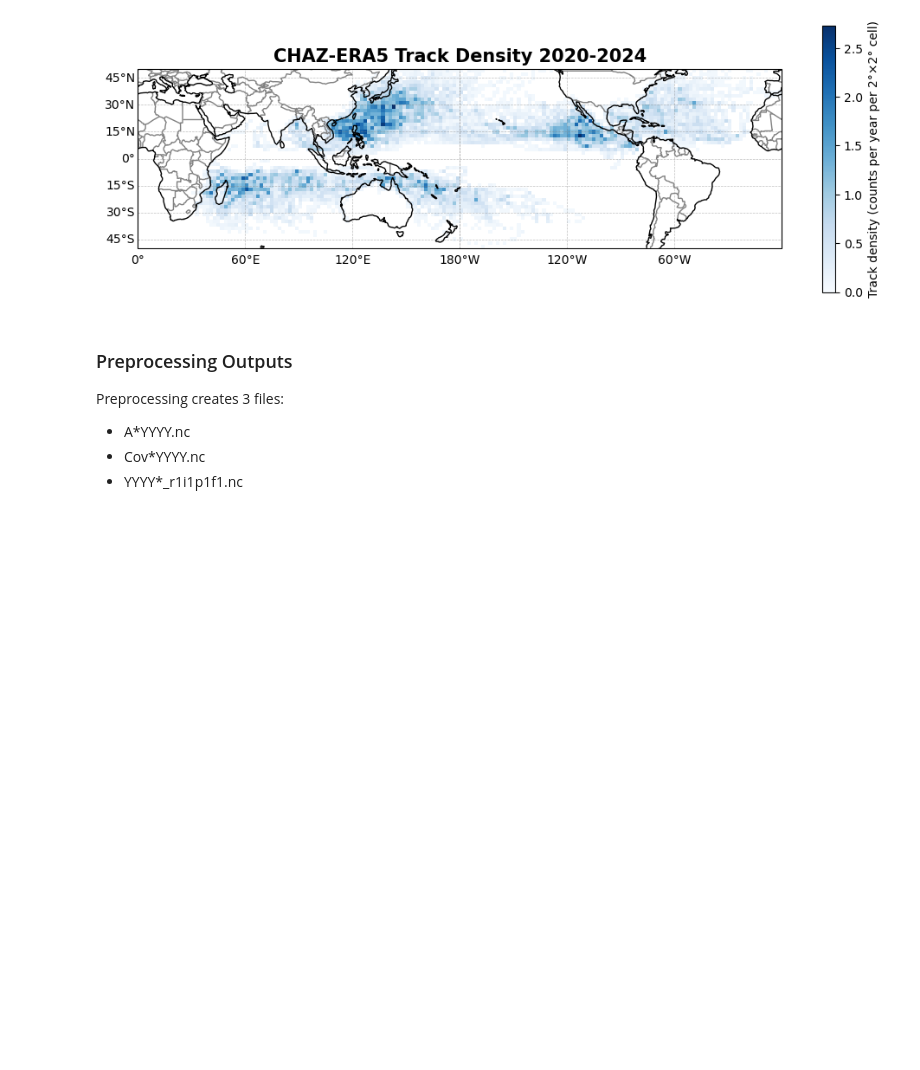
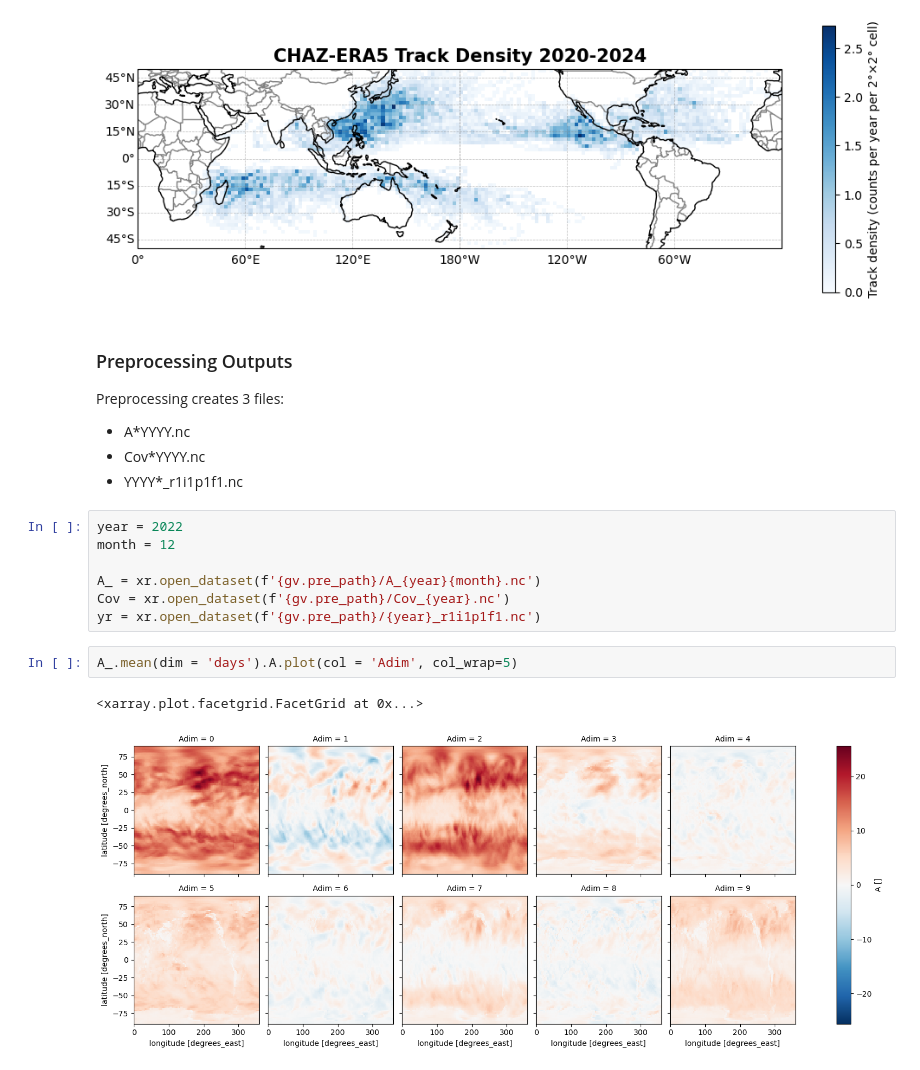
Before and after one commit to zentouro/CHAZv2, a Jupyter notebook: CHAZ-checks.ipynb, the cells around one changed output. Saved outputs shown, nothing was run; the diff lists cells and outputs as text; blank space fills up the shorter version.

```diff
--- a/CHAZ-checks.ipynb
+++ b/CHAZ-checks.ipynb
@@ -368,3 +530,15 @@ Preprocessing creates 3 files:
 - A*YYYY.nc
 - Cov*YYYY.nc
 - YYYY*_r1i1p1f1.nc
+# %%
+year = 2022
+month = 12
+
+A_ = xr.open_dataset(f'{gv.pre_path}/A_{year}{month}.nc')
+Cov = xr.open_dataset(f'{gv.pre_path}/Cov_{year}.nc')
+yr = xr.open_dataset(f'{gv.pre_path}/{year}_r1i1p1f1.nc')
+# %%
+A_.mean(dim = 'days').A.plot(col = 'Adim', col_wrap=5)
+# %% [output]
+<xarray.plot.facetgrid.FacetGrid at 0x...>
+[figure, added]
```
Also changed, not shown: parts of 8 cells of this notebook.
